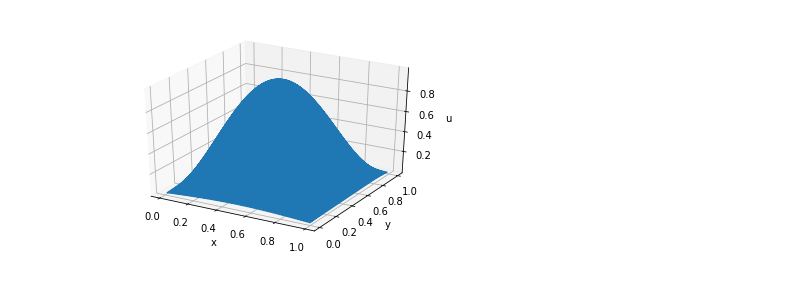
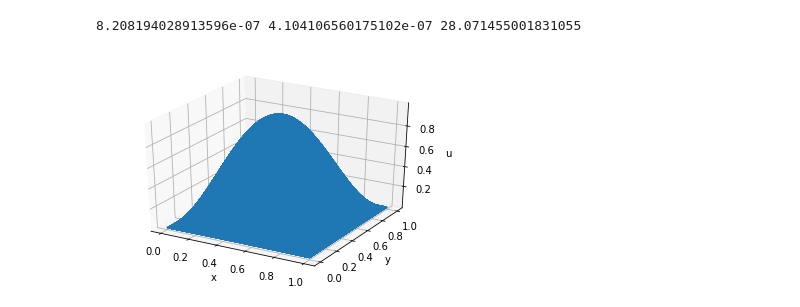
Before and after one commit to mm13ah/matrix-solvers, a Jupyter notebook: Jupyter/Project Code.ipynb, the cells around one changed output. Drawn from its saved outputs; the diff is of its cells as text; code cells hidden in the pictures.

Commit message:
Added MCG algorithm and shifted system method

```diff
--- a/Jupyter/Project Code.ipynb
+++ b/Jupyter/Project Code.ipynb
@@ -40,7 +48,6 @@ def kron_prod_direct(T,F):
     A = kron(np.eye(n),T) + kron(T.transpose(),np.eye(n)) #A = I kron T + T^t kron I
     kron_time = time.time() - start_time
     U = spsolve(A, F) #Solve using scipy sparse solver
-    #U, info = gmres(A, F, tol=1e-9)
     end_time = time.time()
     solve_time = end_time - kron_time
     total_time = end_time - start_time
@@ -141,3 +148,28 @@ def hessenberg_schur_explicit(T, F):
     total_time = end_time - start_time
     timings = [eig_time, diag_time, F_time, U_time, solve_time, total_time]
     return U, timings
+
+def shifted_sys(T, F):
+    n = len(T)
+    eigvals = np.empty(n)
+    eigvecs = np.empty([n,n])
+
+    start_time = time.time()
+    for i in range(0,n):
+        eigvals[i] = (T[0][0] - T[0][0]*np.cos((i+1)*np.pi/(n+1)))
+        for j in range(0,n):
+            eigvecs[i][j] = np.sqrt(2/(n+1))*np.sin(((i+1)*(j+1)*np.pi)/(n+1))
+
+    S = diags(eigvals, 0, shape=(n, n)).toarray() #Set eigenvalues as diagonal matrix
+    W = eigvecs
+    W_inv = np.linalg.inv(W)
+    F_hat = np.matmul(F,W)
+    U_hat = np.zeros([n,n])
+
+    for i in range(0,n):
+        A = T + S[i][i]*np.eye(n)
+        U_hat[:,i] = np.linalg.solve(A,F_hat[:,i])
+
+    U = np.matmul(U_hat, W_inv)
+    total_time = time.time() - start_time
+    return U, total_time
@@ -144,26 +246,37 @@ def hessenberg_schur_explicit(T, F):
 # %%
 #Define parameters
-n = 100 #number of internal nodes in each direction (number of unknowns)
+n = 1000 #number of internal nodes in each direction (number of unknowns)
 h = 1/(n+1) #step size
 
 #Define x and y as arrays between 0 and 1 with n evenly spaced points (internal nodes)
 x = np.linspace(h, 1-h, n)
 y = np.linspace(h, 1-h, n)
 
 #Create internal mesh (excludes boundaries)
 X, Y = np.meshgrid(x, y, indexing='ij')
 
 #Define F
 F = 2 * np.pi**2 * np.sin(np.pi*X) * np.sin(np.pi*Y)
 
 #Define tridiagonal matrix T
 diagonals = [[-2],[1],[1]]
 T = np.multiply((-1)/(h**2), diags(diagonals, [0, -1, 1], shape=(n, n)).toarray())
 
 #Compute exact solution for comparison
 U_exact = np.sin(np.pi*X) * np.sin(np.pi*Y)
 
-U, timings = hessenberg_schur_explicit(T, F)
+# U, total_time, num_steps = mcg(T,F,0.001)
+# # U, timings = hessenberg_schur_explicit(T, F)
+# plot_sol(X,Y,U)
+# print(total_time, num_steps)
+
+# err_inf, err_sq = compute_err(U, U_exact)
+
+U, total_time = shifted_sys(T, F)
 plot_sol(X,Y,U)
+
+err_inf, err_sq = compute_err(U, U_exact)
+print(err_inf, err_sq, total_time)
 # %% [output]
+8.208194028913596e-07 4.104106560175102e-07 28.071455001831055
-[figure, old version]
+[figure, new version]
```
Also changed, not shown: parts of 3 cells of this notebook.
